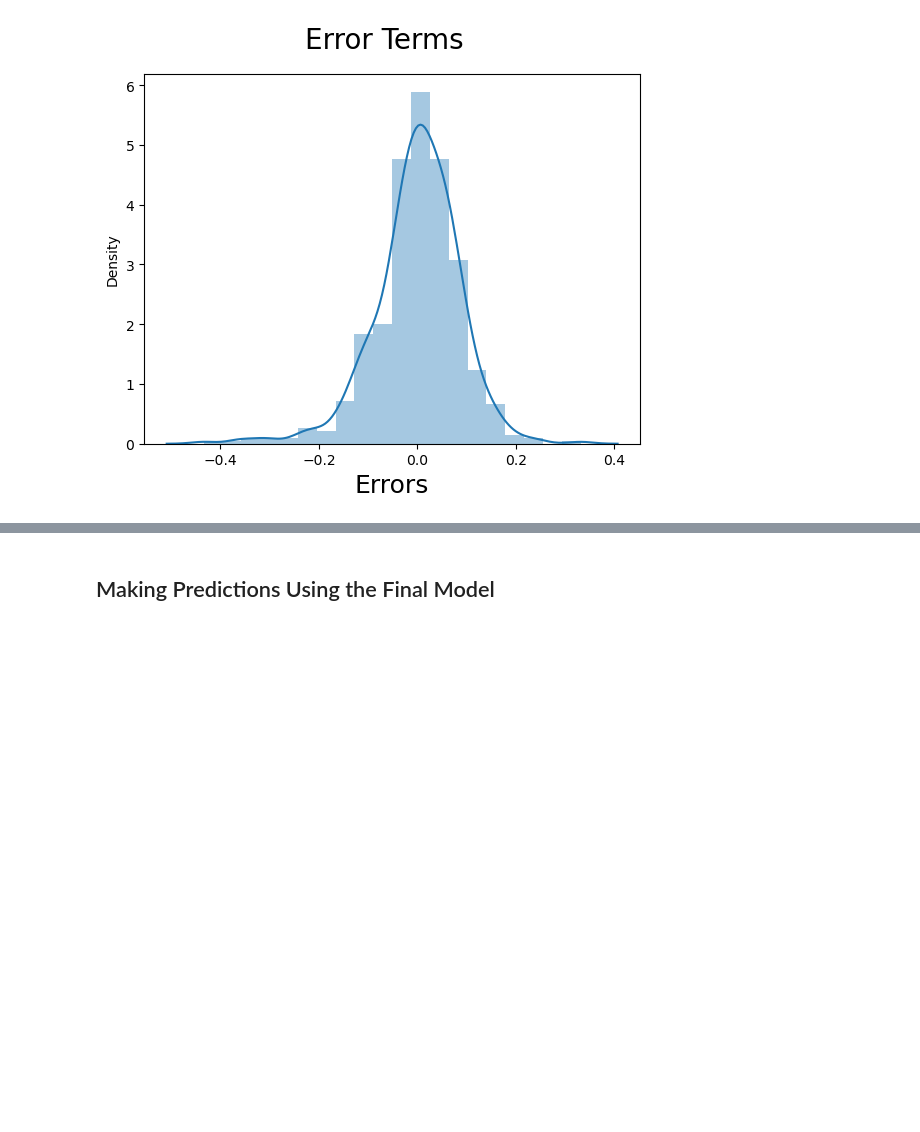
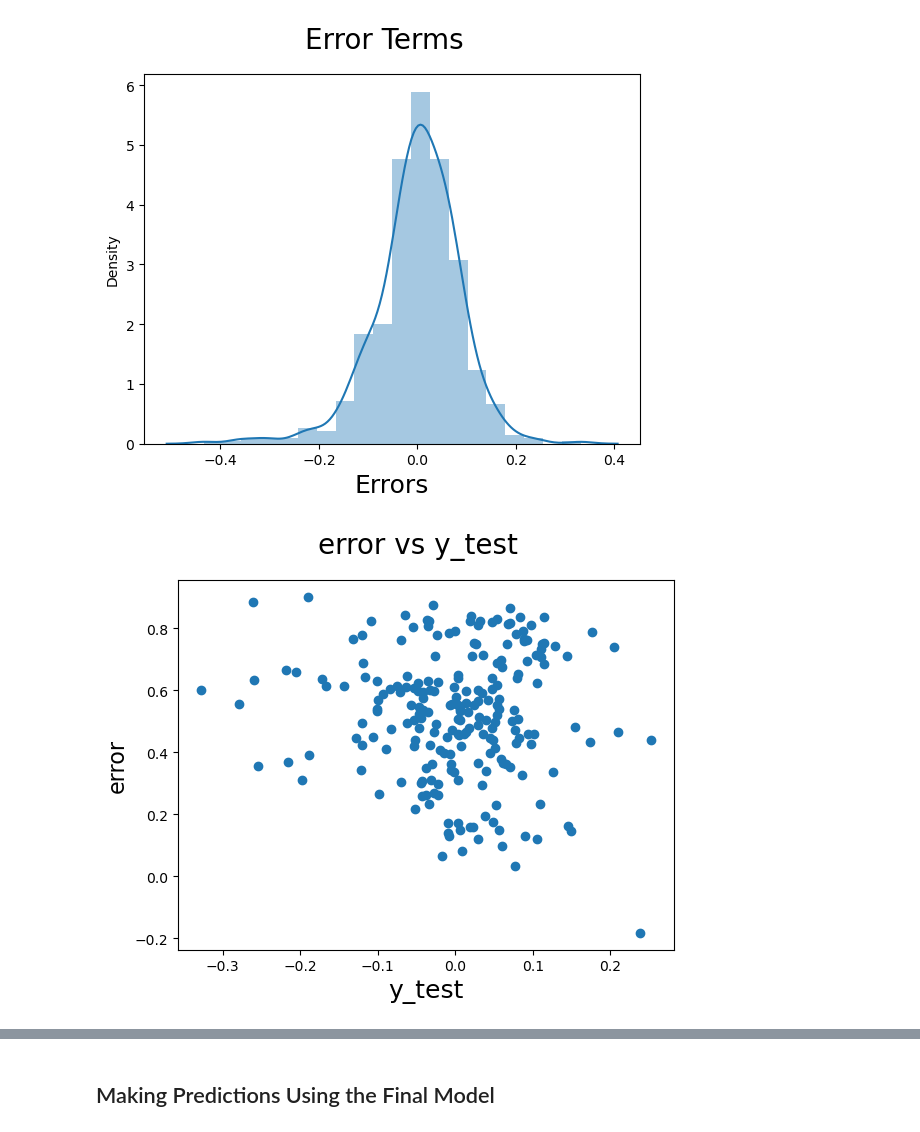
Before and after one commit to sjpathak/bikeSharing_assignment, a Jupyter notebook: SandeepPathak_BikeSharingAssignment.ipynb, the cells around one changed output, grey strips where cells are left out. Cells and saved outputs as stored; diff of their text form; code cells hidden in the pictures; blank space fills up the shorter version.

```diff
--- a/SandeepPathak_BikeSharingAssignment.ipynb
+++ b/SandeepPathak_BikeSharingAssignment.ipynb
@@ -875,3 +904,13 @@ plt.xlabel('Errors', fontsize = 18)                         # X-label
 plt.show()
 # %% [output]
 [figure]
+# %%
+# Checking dependence of error terms - assumption of linear regression
+fig = plt.figure()
+plt.scatter(y_test - y_pred_lm, y_pred_lm)
+fig.suptitle('error vs y_test', fontsize = 20)              # Plot heading
+plt.xlabel('y_test', fontsize = 18)                          # X-label
+plt.ylabel('error', fontsize = 16)
+plt.show()
+# %% [output]
+[figure, added]
```
Also changed, not shown: parts of 3 cells of this notebook, 1 other file.
